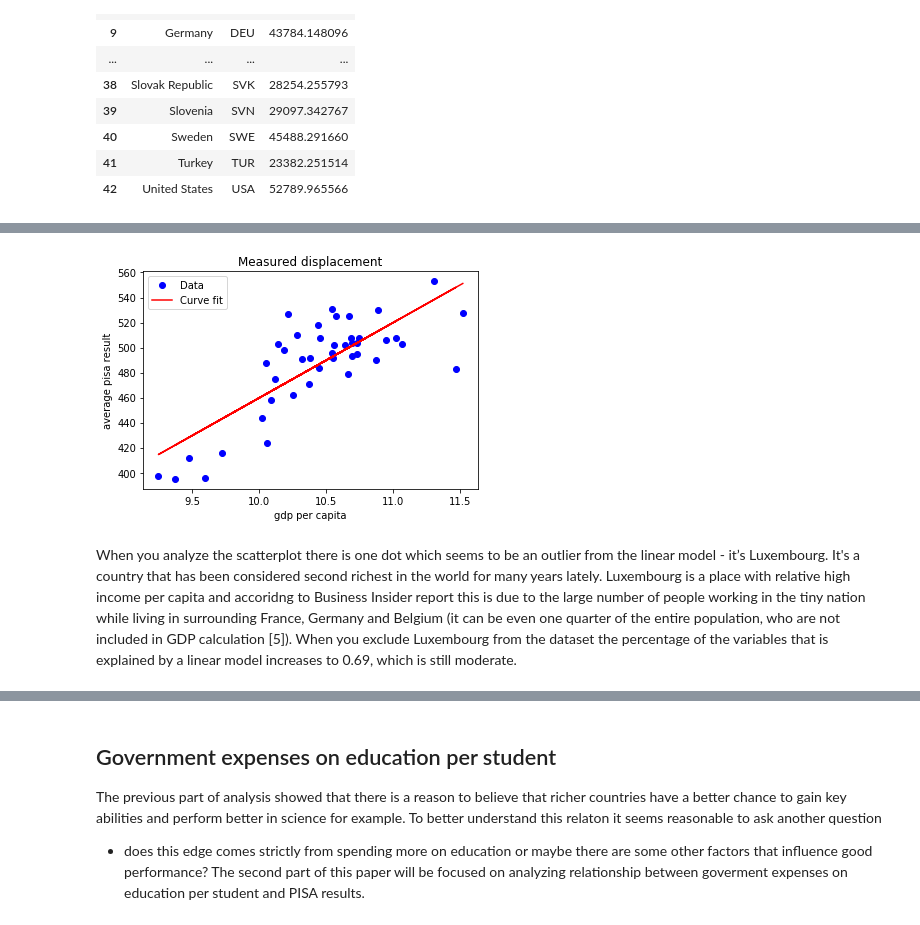
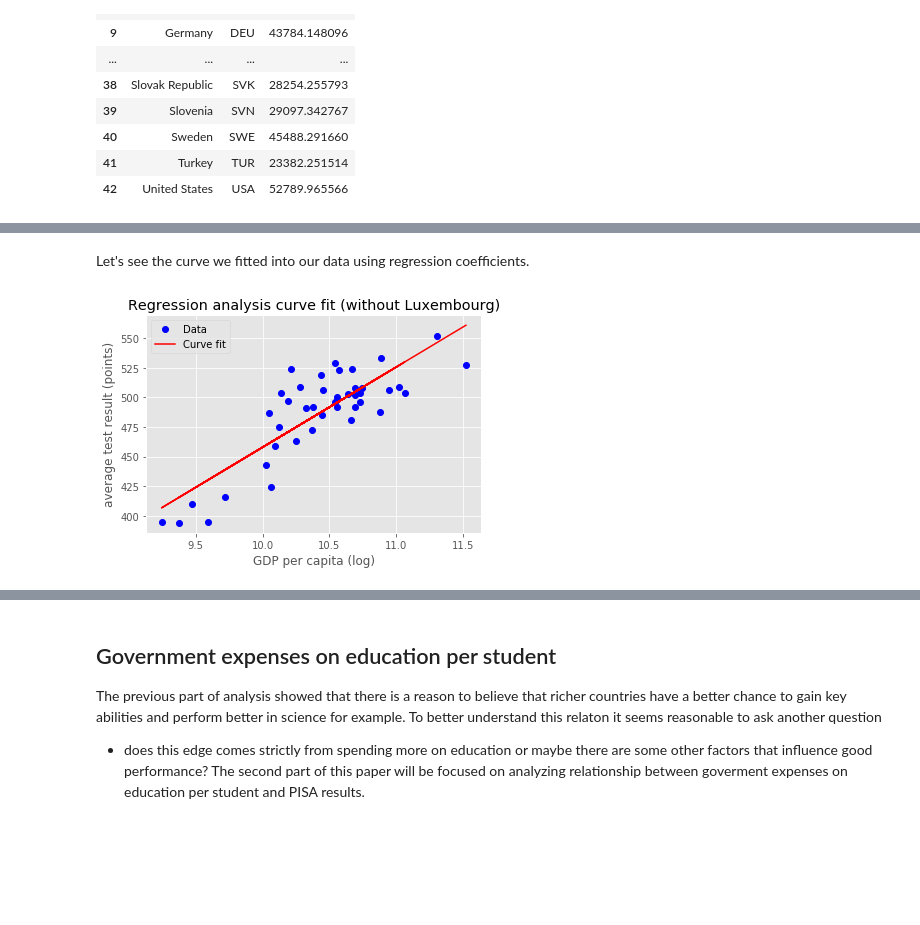
Before and after one commit to mklajnerok/PISA, a Jupyter notebook: notebooks/pisa_project_part1.ipynb, the cells around one changed output, grey strips where cells are left out. Drawn from its saved outputs; the diff is of its cells as text; code cells hidden in the pictures; blank space fills up the shorter version.

```diff
--- a/notebooks/pisa_project_part1.ipynb
+++ b/notebooks/pisa_project_part1.ipynb
@@ -390,0 +371,18 @@ rename_col(pisa_ave_gdp_ppp_log, {'gdp_ppp': 'gdp_ppp_log'})
+# %%
+def take_log(df_data, columns):
+    """Create a copy of df_data and take log of values from columns
+    :param df_data: data frame
+    :param columns: list of strings"""
+    log_data = df_data.copy()
+    for i in columns:
+        log_data[i] = np.log(log_data[i])
+        rename_columns(log_data, {i: str(i) + '_log'})
+    return log_data
+
+#take log from GDP values
+pisa_ave_gdp_ppp_log = take_log(pisa_ave_gdp_ppp, ['gdp_ppp'])
+
+#plot with GDP log
+plot_ave_gdp_ppp_log = show_scatterplot(pisa_ave_gdp_ppp_log, ['gdp_ppp_log', 'ave_result'], 'm',
+                                        'PISA 2015 average result vs. GDP per capita (log)', 'GDP per capita (log)',
+                                    'average test result (points)')
@@ -417,25 +450,26 @@ The OLS regression results indicate that there is a 0.61 correlation between GDP
+# %% [markdown]
+Let's see the curve we fitted into our data using regression coefficients.
 # %%
-def fit_data(df_data1, df_data2, degree, x_label, y_label):
-    """Plot data from df_data1 and df_data2 and try to fit a curve with a given degree
+def fit_data_mat(df_data1, df_data2, degree, title, x_label, y_label):
+    """Plot data from df_data1 and df_data2 and try to fit a curve with a given degree using matplotlib.pyplot
     :param df_data1: data frame
     :param df_data2: data frame
-    :param degree: int
-    :param x_label: str
-    :param y_label: str"""
+    :param degree: integer
+    :param x_label: string
+    :param y_label: string"""
     pylab.plot(df_data1, df_data2, 'bo', label='Data')
-    pylab.title('Measured displacement')
+    pylab.title(title)
     pylab.xlabel(x_label)
     pylab.ylabel(y_label)
     model = pylab.polyfit(df_data1, df_data2, degree)
     est_y_vals = pylab.polyval(model, df_data1)
     pylab.plot(df_data1, est_y_vals, 'r', label='Curve fit')
     pylab.legend(loc='best')
     pylab.show()
 
 #plot with curve
-lin_ave_gdp_ppp_log_pisa = fit_data(pisa_ave_gdp_ppp_log['gdp_ppp_log'], pisa_ave_gdp_ppp_log['ave_result'], 1,
-                                    'gdp per capita', 'average pisa result')
+lin_ave_gdp_ppp_log_lux = fit_data_mat(pisa_ave_gdp_ppp_log_lux ['gdp_ppp_log'], pisa_ave_gdp_ppp_log_lux ['ave_result'], 1,
+                                       'Regression analysis curve fit (without Luxembourg)', 'GDP per capita (log)',
+                                   'average test result (points)')
 # %% [output]
-[figure, old version]
+[figure, new version]
-# %% [markdown]
-When you analyze the scatterplot there is one dot which seems to be an outlier from the linear model - it’s Luxembourg. It's a country that has been considered second richest in the world for many years lately. Luxembourg is a place with relative high income per capita and accoridng to Business Insider report this is due to the large number of people working in the tiny nation while living in surrounding France, Germany and Belgium (it can be even one quarter of the entire population, who are not included in GDP calculation [5]). When you exclude Luxembourg from the dataset the percentage of the variables that is explained by a linear model increases to 0.69, which is still moderate.
```
Also changed, not shown: parts of 17 cells of this notebook, 9 other files.
